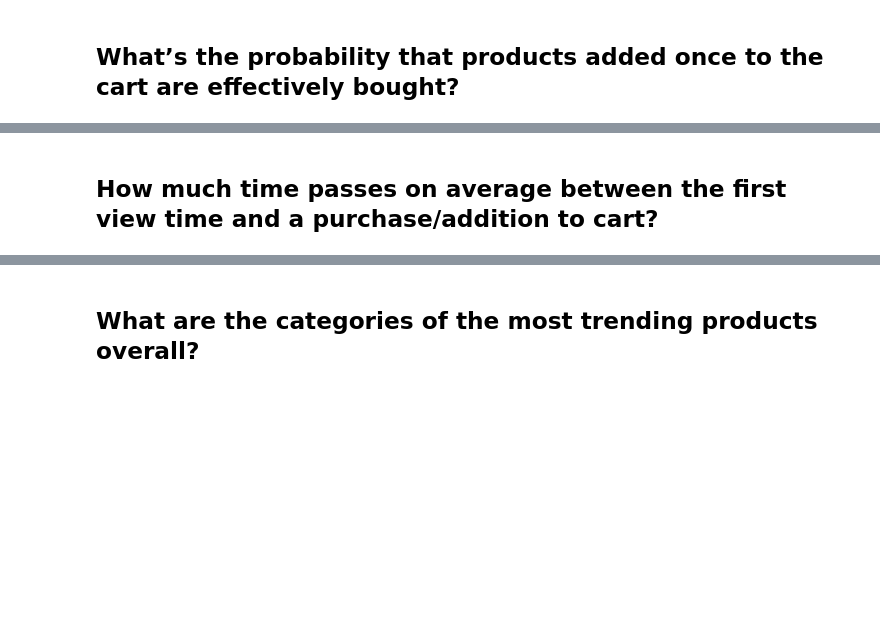
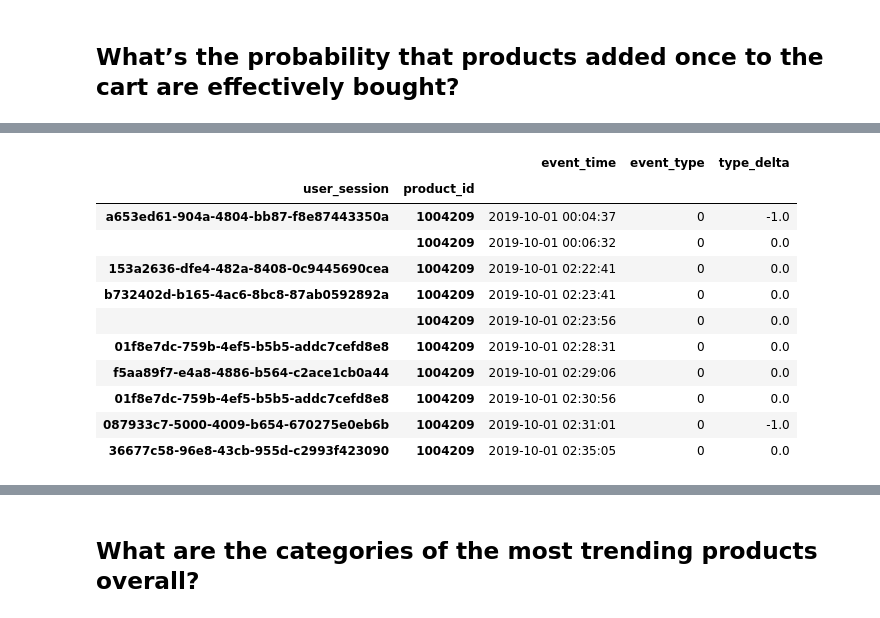
Before and after one commit to LA200/ADM_HW2, a Jupyter notebook: HW2 ADM.ipynb, the cells around one changed output, grey strips where cells are left out. Saved outputs shown, nothing was run; the diff lists cells and outputs as text; code cells hidden in the pictures; blank space fills up the shorter version.

```diff
--- a/HW2 ADM.ipynb
+++ b/HW2 ADM.ipynb
@@ -391,4 +612,17 @@ Processing a chunk #9
+# %%
+newchunk[newchunk.index.isin([1004209], level=-1)].head(10)
+# %% [output]
+|  |  | event_time | event_type | type_delta |
+| user_session | product_id |  |  |  |
+| a653ed61-904a-4804-bb87-f8e87443350a | 1004209 | 2019-10-01 00:04:37 | 0 | -1.0 |
+|  | 1004209 | 2019-10-01 00:06:32 | 0 | 0.0 |
+| 153a2636-dfe4-482a-8408-0c9445690cea | 1004209 | 2019-10-01 02:22:41 | 0 | 0.0 |
+| b732402d-b165-4ac6-8bc8-87ab0592892a | 1004209 | 2019-10-01 02:23:41 | 0 | 0.0 |
+|  | 1004209 | 2019-10-01 02:23:56 | 0 | 0.0 |
+| 01f8e7dc-759b-4ef5-b5b5-addc7cefd8e8 | 1004209 | 2019-10-01 02:28:31 | 0 | 0.0 |
+| f5aa89f7-e4a8-4886-b564-c2ace1cb0a44 | 1004209 | 2019-10-01 02:29:06 | 0 | 0.0 |
+| 01f8e7dc-759b-4ef5-b5b5-addc7cefd8e8 | 1004209 | 2019-10-01 02:30:56 | 0 | 0.0 |
+| 087933c7-5000-4009-b654-670275e0eb6b | 1004209 | 2019-10-01 02:31:01 | 0 | -1.0 |
+| 36677c58-96e8-43cb-955d-c2993f423090 | 1004209 | 2019-10-01 02:35:05 | 0 | 0.0 |
 # %%
 # TODO: have to deal with time
-# %% [markdown]
-## How much time passes on average between the first view time and a purchase/addition to cart?
```
Also changed, not shown: parts of 38 cells of this notebook.
